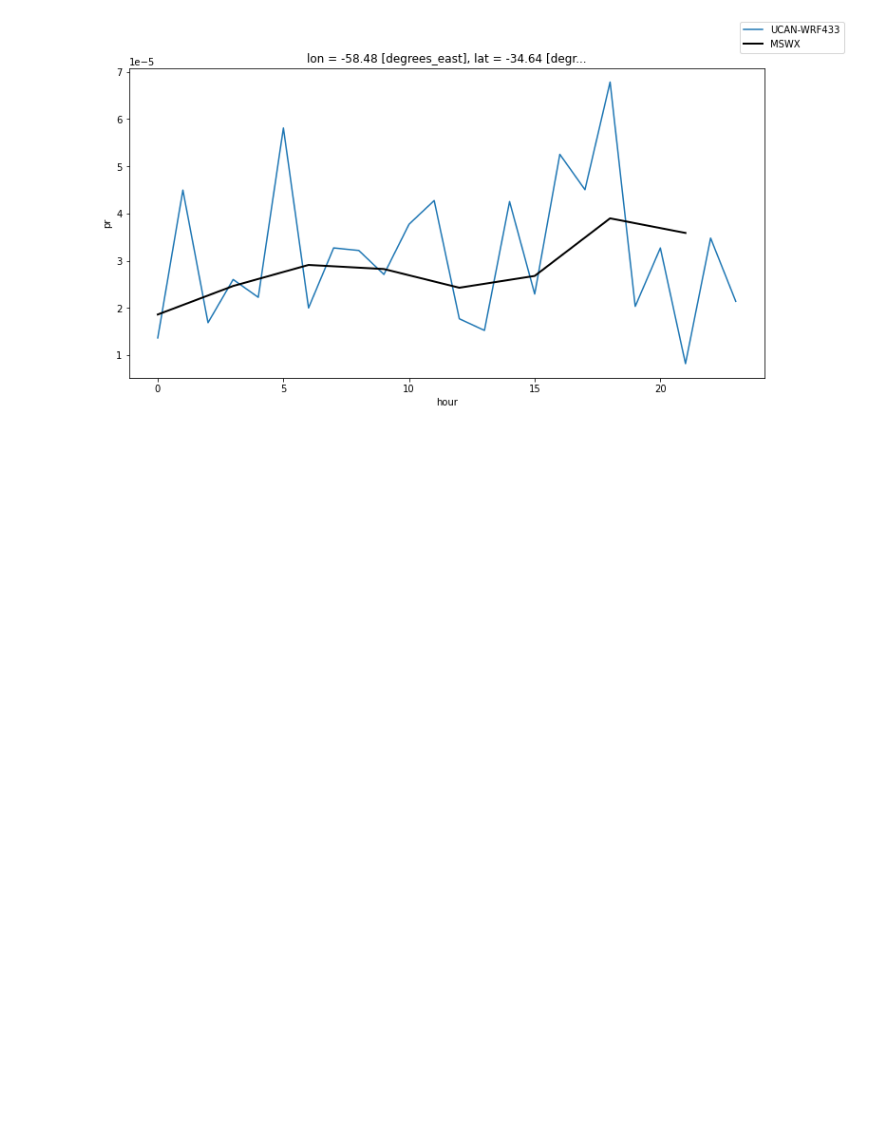
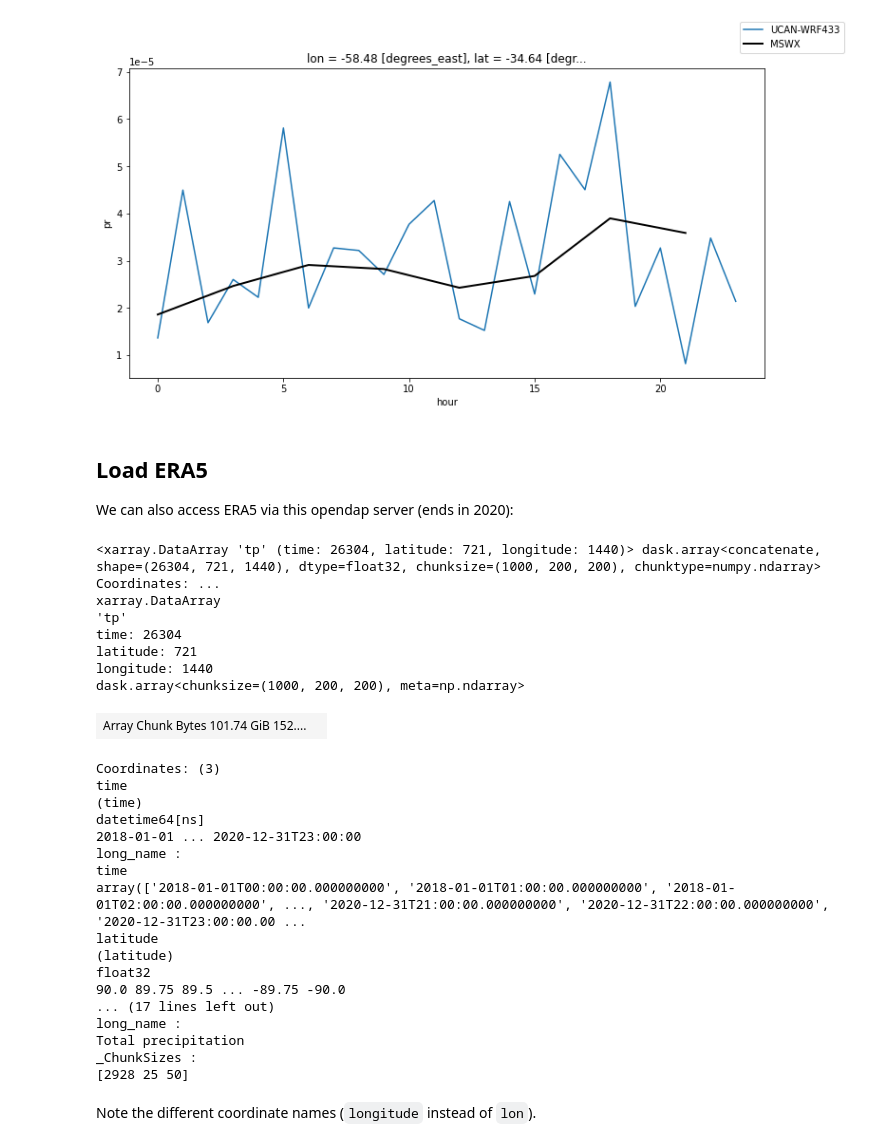
Before and after one commit to jesusff/fps-sesa-analyses, a Jupyter notebook: daily_cycle.ipynb, the cells around one changed output. Saved outputs shown, nothing was run; the diff lists cells and outputs as text; code cells hidden in the pictures; blank space fills up the shorter version.

```diff
--- a/daily_cycle.ipynb
+++ b/daily_cycle.ipynb
@@ -166,3 +169,43 @@ obs_cycle.plot(ax = ax, color = 'k', linewidth = 2)
 l = f.legend(['UCAN-WRF433', 'MSWX'])
 # %% [output]
 [figure]
+# %% [markdown]
+## Load ERA5
+
+We can also access ERA5 via this opendap server (ends in 2020):
+# %%
+era5_urls = [
+  'https://pavics.ouranos.ca/twitcher/ows/proxy/thredds/dodsC/birdhouse/ecmwf/era5/pr_era5_reanalysis_hourly_2018.nc',
+  'https://pavics.ouranos.ca/twitcher/ows/proxy/thredds/dodsC/birdhouse/ecmwf/era5/pr_era5_reanalysis_hourly_2019.nc',
+  'https://pavics.ouranos.ca/twitcher/ows/proxy/thredds/dodsC/birdhouse/ecmwf/era5/pr_era5_reanalysis_hourly_2020.nc'
+]
+era5 = xr.open_mfdataset(era5_urls, chunks = dict(time = 1000, longitude = 200, latitude = 200))
+era5.tp
+# %% [output]
+<xarray.DataArray 'tp' (time: 26304, latitude: 721, longitude: 1440)> dask.array<concatenate, shape=(26304, 721, 1440), dtype=float32, chunksize=(1000, 200, 200), chunktype=numpy.ndarray> Coordinates: ...
+xarray.DataArray
+'tp'
+time: 26304
+latitude: 721
+longitude: 1440
+dask.array<chunksize=(1000, 200, 200), meta=np.ndarray>
+| Array Chunk Bytes 101.74 GiB 152.... |  |
+Coordinates: (3)
+time
+(time)
+datetime64[ns]
+2018-01-01 ... 2020-12-31T23:00:00
+long_name :
+time
+array(['2018-01-01T00:00:00.000000000', '2018-01-01T01:00:00.000000000', '2018-01-01T02:00:00.000000000', ..., '2020-12-31T21:00:00.000000000', '2020-12-31T22:00:00.000000000', '2020-12-31T23:00:00.00 ...
+latitude
+(latitude)
+float32
+90.0 89.75 89.5 ... -89.75 -90.0
+... (17 lines left out)
+long_name :
+Total precipitation
+_ChunkSizes :
+[2928 25 50]
+# %% [markdown]
+Note the different coordinate names (`longitude` instead of `lon`).
```
Also changed, not shown: parts of 9 cells of this notebook.
